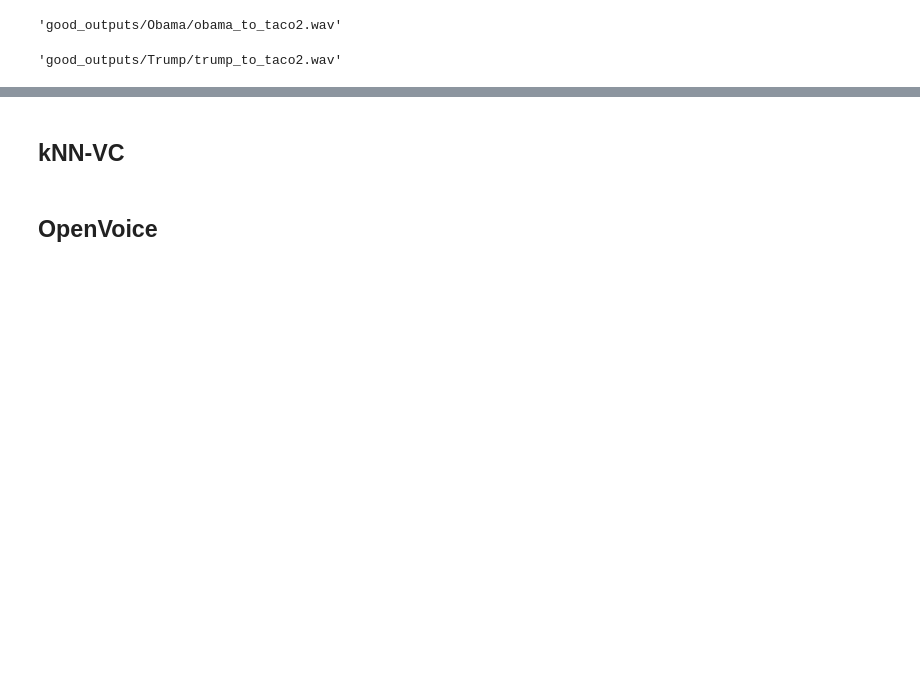
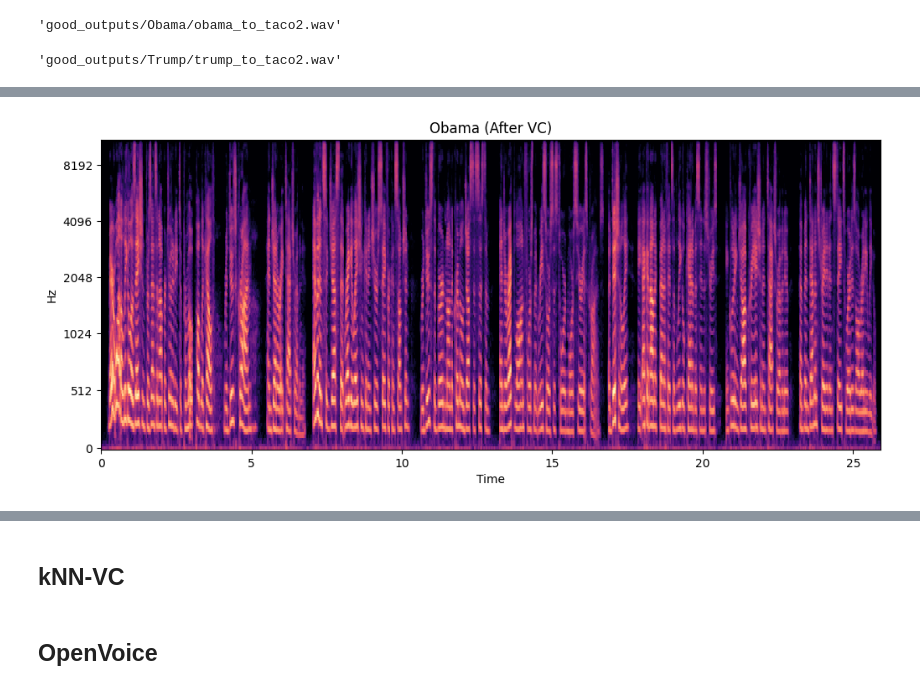
Before and after one commit to ndsoham/PSI-Prosody-Experiment, a Jupyter notebook: Timbre-Conversion.ipynb, the cells around one changed output, grey strips where cells are left out. Drawn from its saved outputs; the diff is of its cells as text; code cells hidden in the pictures; blank space fills up the shorter version.

```diff
--- a/Timbre-Conversion.ipynb
+++ b/Timbre-Conversion.ipynb
@@ -52,0 +70,5 @@ FreeVC.voice_conversion_to_file(
+# %%
+# Obama: generate after mel
+show_mel_spectrogram(filepath="good_outputs/Obama/obama_to_taco2.wav", title="Obama (After VC)")
+# %% [output]
+[figure, added]
```
Also changed, not shown: parts of 4 cells of this notebook.
